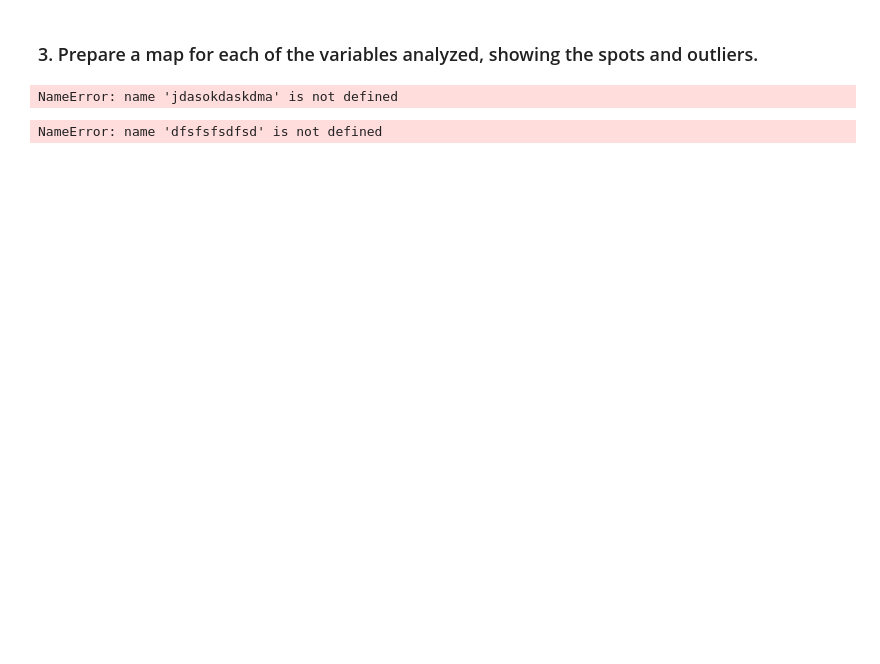
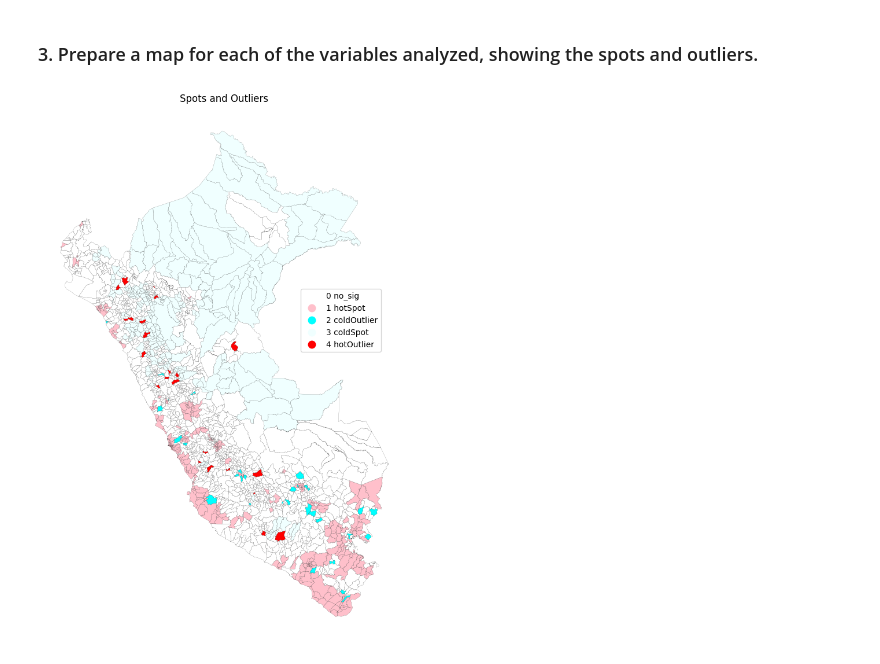
Before and after one commit to IntroSpatialDataScience/MiningGDFProject2, a Jupyter notebook: Ev-p2.ipynb, the cells around one changed output. Saved outputs shown, nothing was run; the diff lists cells and outputs as text; code cells hidden in the pictures; blank space fills up the shorter version.

```diff
--- a/Ev-p2.ipynb
+++ b/Ev-p2.ipynb
@@ -629,0 +675,3 @@ Text(0, 0.5, 'SpatialLag_pob_std')
+# %%
+disMapMerge['Sec_quadrant']=[l if p <0.05 else 0 for l,p in zip(lisaSec.q,lisaSec.p_sim)  ]
+disMapMerge['Sec_quadrant'].value_counts()
@@ -630,2 +686,8 @@ Text(0, 0.5, 'SpatialLag_pob_std')
 # %% [markdown]
 ### 2. Create a new column for each of those variables, with a label ('0 no_sig', '1 hotSpot', '2 coldOutlier', '3 coldSpot', '4 hotOutlier').
+# %%
+labels = [ '0 no_sig', '1 hotSpot', '2 coldOutlier', '3 coldSpot', '4 hotOutlier']
+
+disMapMerge['Sec_quadrant_names']=[labels[i] for i in disMapMerge['Sec_quadrant']]
+
+disMapMerge['Sec_quadrant_names'].value_counts()
@@ -632,10 +702,30 @@ Text(0, 0.5, 'SpatialLag_pob_std')
 # %% [markdown]
 ### 3. Prepare a map for each of the variables analyzed, showing the spots and outliers.
-# %%
-jdasokdaskdma
-# %% [output]
-NameError: name 'jdasokdaskdma' is not defined
-# %%
-dfsfsfsdfsd
-# %% [output]
-NameError: name 'dfsfsfsdfsd' is not defined
+# %%
+from matplotlib import colors
+myColMap = colors.ListedColormap([ 'white', 'pink', 'cyan', 'azure','red'])
+
+
+
+# Set up figure and ax
+f, ax = plt.subplots(1, figsize=(12,12))
+# Plot unique values choropleth including
+# a legend and with no boundary lines
+
+plt.title('Spots and Outliers')
+
+disMapMerge.plot(column='Sec_quadrant_names',
+                categorical=True,
+                cmap=myColMap,
+                linewidth=0.1,
+                edgecolor='k',
+                legend=True,
+                legend_kwds={'loc': 'center left',
+                             'bbox_to_anchor': (0.7, 0.6)},
+                ax=ax)
+# Remove axis
+ax.set_axis_off()
+# Display the map
+plt.show()
+# %% [output]
+[figure, added]
```
Also changed, not shown: parts of 7 cells of this notebook.
